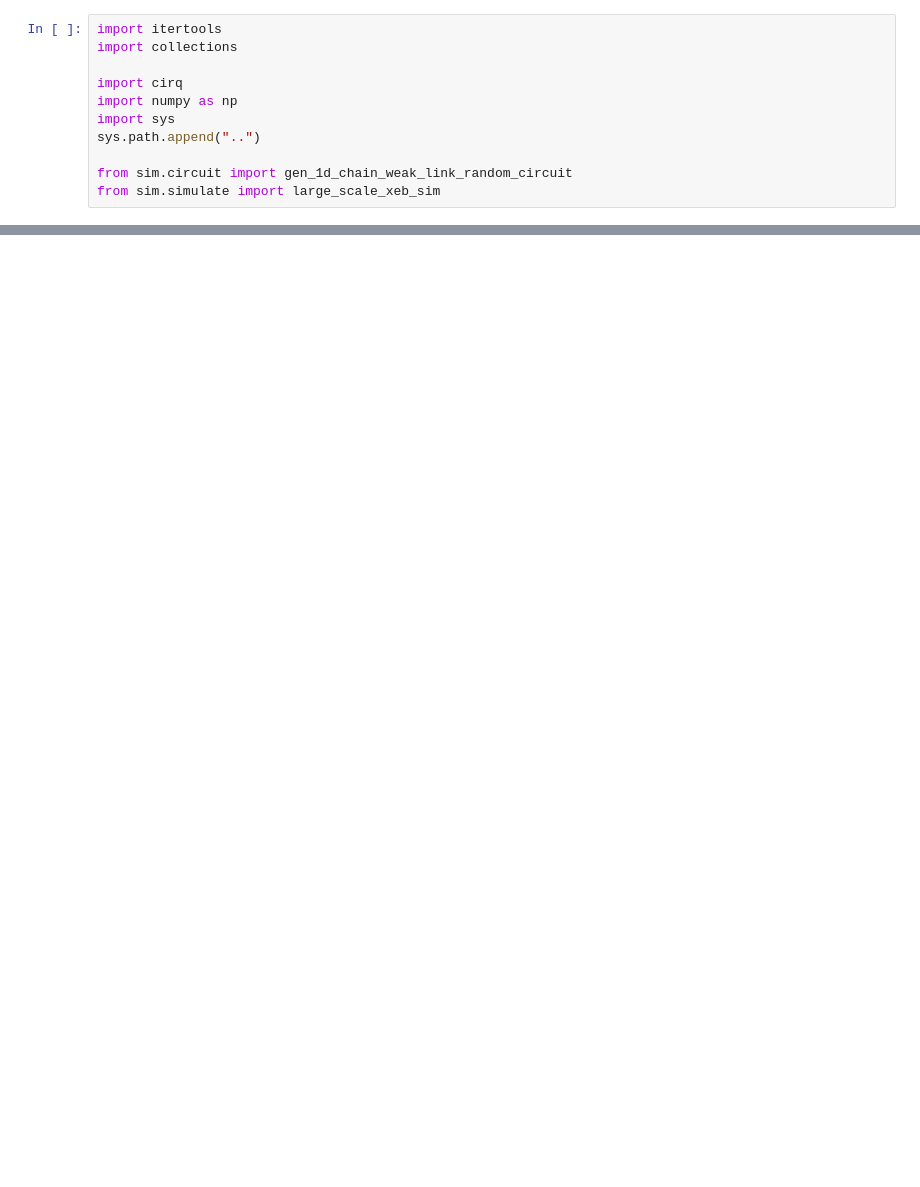
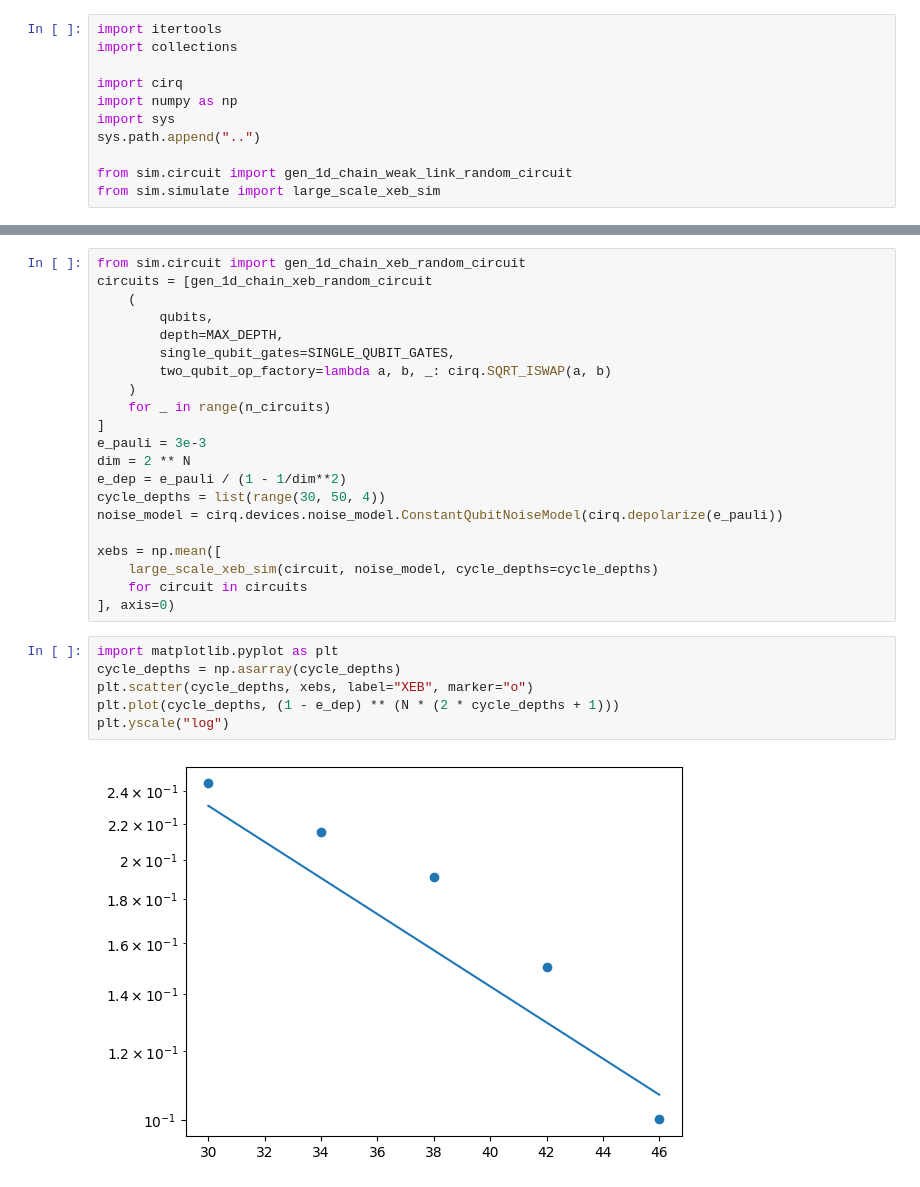
Before and after one commit to inmzhang/xebsim, a Jupyter notebook: notebooks/1d_chain_link.ipynb, the cells around one changed output, grey strips where cells are left out. Cells and saved outputs as stored; diff of their text form; blank space fills up the shorter version.

```diff
--- a/notebooks/1d_chain_link.ipynb
+++ b/notebooks/1d_chain_link.ipynb
@@ -59,0 +70,29 @@ defaultdict(list,
+# %%
+from sim.circuit import gen_1d_chain_xeb_random_circuit
+circuits = [gen_1d_chain_xeb_random_circuit
+    (
+        qubits,
+        depth=MAX_DEPTH,
+        single_qubit_gates=SINGLE_QUBIT_GATES,
+        two_qubit_op_factory=lambda a, b, _: cirq.SQRT_ISWAP(a, b)
+    )
+    for _ in range(n_circuits)
+]
+e_pauli = 3e-3
+dim = 2 ** N
+e_dep = e_pauli / (1 - 1/dim**2)
+cycle_depths = list(range(30, 50, 4))
+noise_model = cirq.devices.noise_model.ConstantQubitNoiseModel(cirq.depolarize(e_pauli))
+
+xebs = np.mean([
+    large_scale_xeb_sim(circuit, noise_model, cycle_depths=cycle_depths)
+    for circuit in circuits
+], axis=0)
+# %%
+import matplotlib.pyplot as plt
+cycle_depths = np.asarray(cycle_depths)
+plt.scatter(cycle_depths, xebs, label="XEB", marker="o")
+plt.plot(cycle_depths, (1 - e_dep) ** (N * (2 * cycle_depths + 1)))
+plt.yscale("log")
+# %% [output]
+[figure, added]
```
Also changed, not shown: parts of 7 cells of this notebook, 3 other files.
